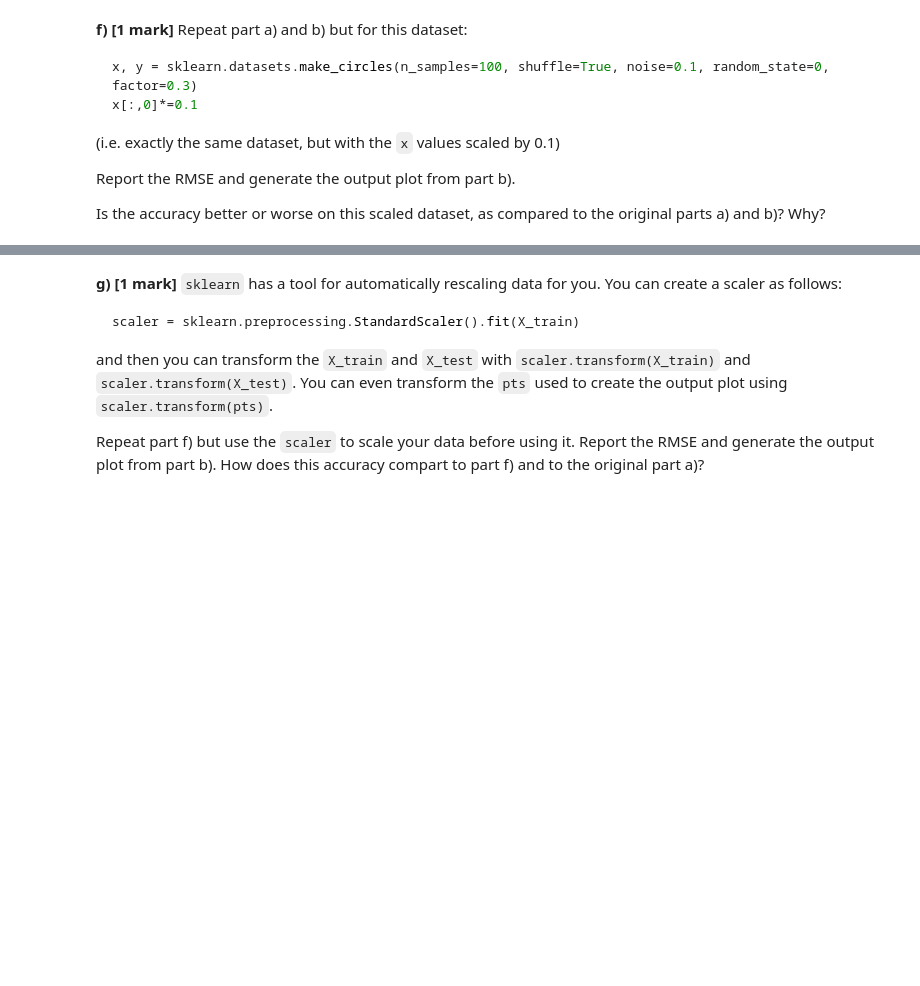
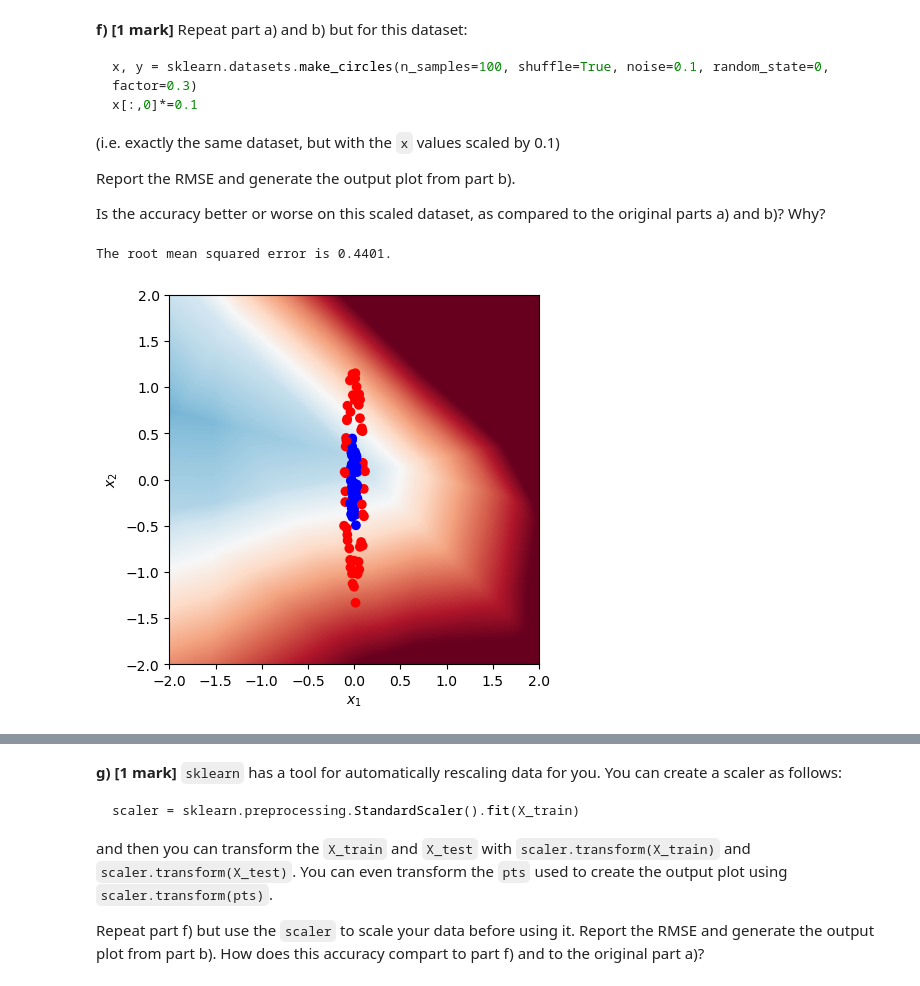
Before and after one commit to calvinhtr/SYDE_522, a Jupyter notebook: Assignment_3/Assignment 3.ipynb, the cells around one changed output, grey strips where cells are left out. Drawn from its saved outputs; the diff is of its cells as text; code cells hidden in the pictures; blank space fills up the shorter version.

```diff
--- a/Assignment_3/Assignment 3.ipynb
+++ b/Assignment_3/Assignment 3.ipynb
@@ -210,3 +210,39 @@ x[:,0]*=0.1
 Report the RMSE and generate the output plot from part b).
 
 Is the accuracy better or worse on this scaled dataset, as compared to the original parts a) and b)?  Why?
+# %%
+x, y = sklearn.datasets.make_circles(n_samples=100, shuffle=True, noise=0.1, random_state=0, factor=0.3)
+x[:,0]*=0.1
+
+x_train, x_test, y_train, y_test = sklearn.model_selection.train_test_split(
+    x, y, test_size=0.2, shuffle=True, random_state=0
+)
+
+mlp = sklearn.neural_network.MLPRegressor(hidden_layer_sizes=(20,), # one hidden layer with 20 features
+                                          activation='relu',        # rectified linear
+                                          learning_rate_init=1e-2,  # learning rate
+                                          max_iter=1000,            # number of iterations
+                                          early_stopping=True,      # stop training if validation data gets worse
+                                          random_state=0,           # random number seed for initialization
+#                                           solver='lbfgs'
+                                         )
+
+mlp.fit(x_train, y_train)
+output = mlp.predict(x_test)
+rmse = np.sqrt(np.mean((y_test-output)**2))
+print(f"The root mean squared error is {rmse:.4f}.")
+
+extent = (-2, 2, 2, -2)
+G = 200
+XX, YY = np.meshgrid(np.linspace(extent[2],extent[3],G), np.linspace(extent[0],extent[1],G))
+pts = np.vstack([YY.flatten(), XX.flatten()]).T
+output_pts = mlp.predict(pts)
+im = plt.imshow(output_pts.reshape((G,G)).T, vmin=0, vmax=1, cmap='RdBu',
+                extent=(extent[0], extent[1], extent[3], extent[2]))
+plt.scatter(x[:,0], x[:,1], c=np.where(y==1, 'blue', 'red'))
+plt.xlabel('$x_1$')
+plt.ylabel('$x_2$')
+plt.show()
+# %% [output]
+The root mean squared error is 0.4401.
+[figure, added]
```
Also changed, not shown: parts of 21 cells of this notebook.
